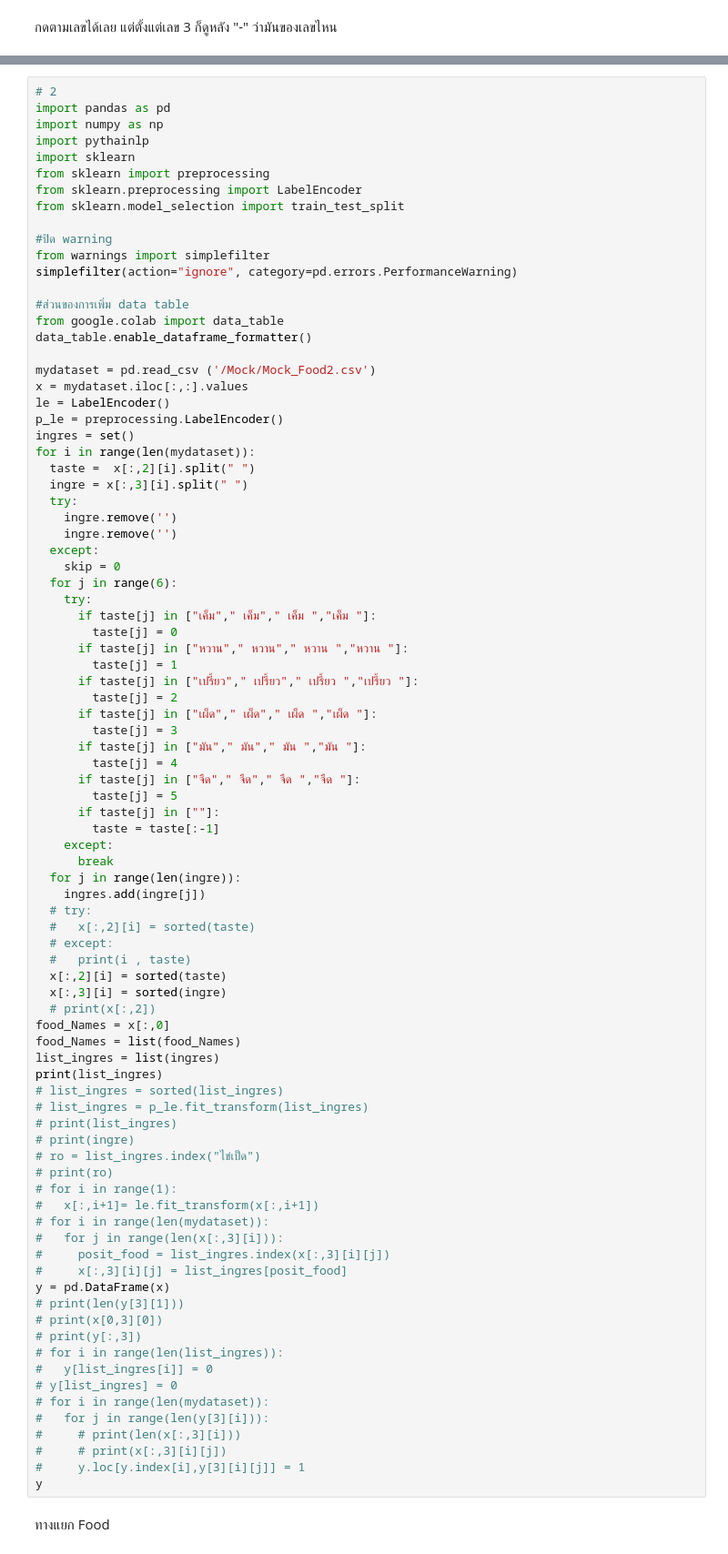
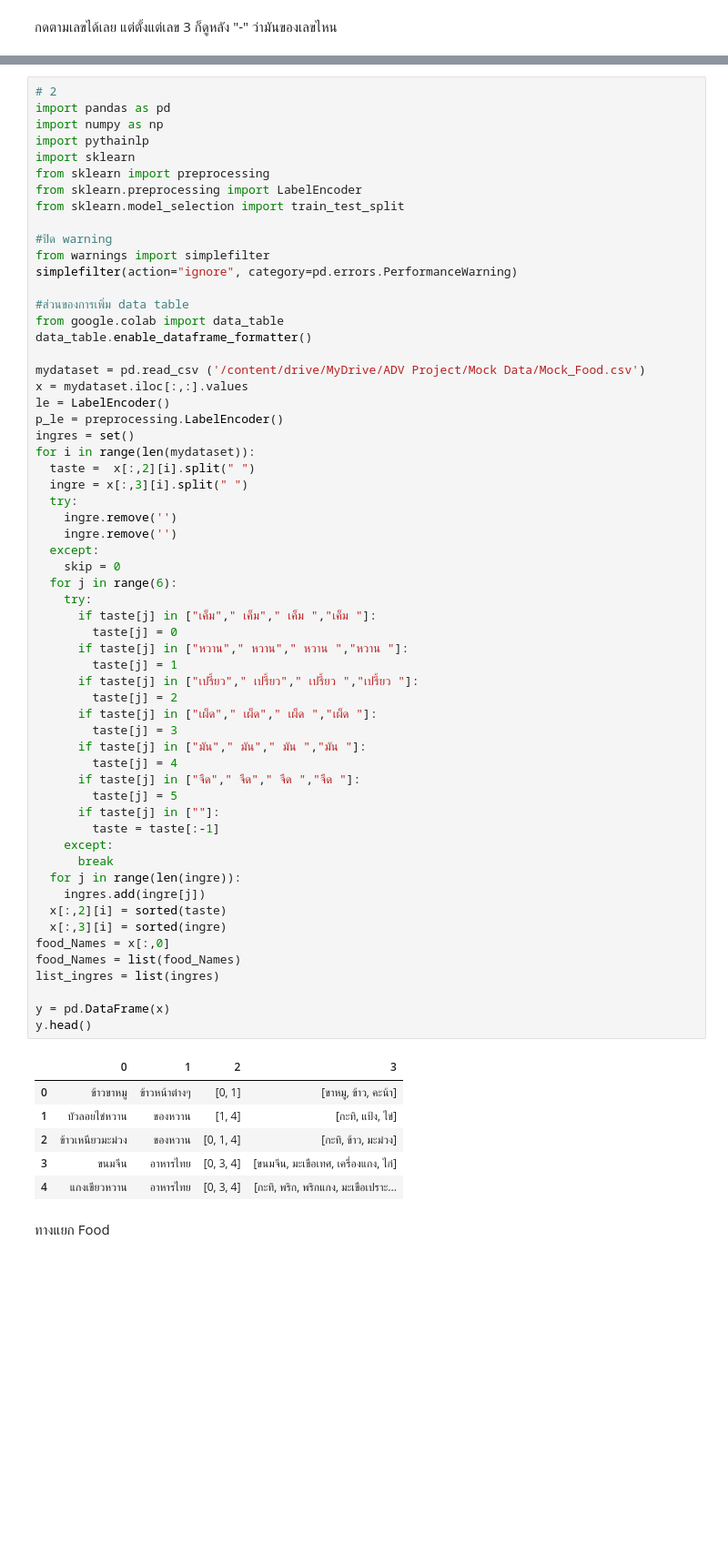
Before and after one commit to Lycoriz6112700/Spotifood_Adv_Project, a Jupyter notebook: Adv_Project.ipynb, the cells around one changed output, grey strips where cells are left out. Shown: that part at 91% size. Saved outputs shown, nothing was run; the diff lists cells and outputs as text; blank space fills up the shorter version.

```diff
--- a/Adv_Project.ipynb
+++ b/Adv_Project.ipynb
@@ -23,7 +31,7 @@ simplefilter(action="ignore", category=pd.errors.PerformanceWarning)
 from google.colab import data_table
 data_table.enable_dataframe_formatter()
 
-mydataset = pd.read_csv ('/Mock/Mock_Food2.csv')
+mydataset = pd.read_csv ('/content/drive/MyDrive/ADV Project/Mock Data/Mock_Food.csv')
 x = mydataset.iloc[:,:].values
 le = LabelEncoder()
 p_le = preprocessing.LabelEncoder()
@@ -35,63 +43,42 @@ for i in range(len(mydataset)):
     ingre.remove('')
     ingre.remove('')
   except:
     skip = 0
   for j in range(6):
     try:
       if taste[j] in ["เค็ม"," เค็ม"," เค็ม ","เค็ม "]:
         taste[j] = 0
       if taste[j] in ["หวาน"," หวาน"," หวาน ","หวาน "]:
         taste[j] = 1
       if taste[j] in ["เปรี้ยว"," เปรี้ยว"," เปรี้ยว ","เปรี้ยว "]:
         taste[j] = 2
       if taste[j] in ["เผ็ด"," เผ็ด"," เผ็ด ","เผ็ด "]:
         taste[j] = 3
       if taste[j] in ["มัน"," มัน"," มัน ","มัน "]:
         taste[j] = 4
       if taste[j] in ["จืด"," จืด"," จืด ","จืด "]:
         taste[j] = 5
       if taste[j] in [""]:
         taste = taste[:-1]
     except:
       break
   for j in range(len(ingre)):
     ingres.add(ingre[j])
-  # try:
-  #   x[:,2][i] = sorted(taste)
-  # except:
-  #   print(i , taste)
   x[:,2][i] = sorted(taste)
   x[:,3][i] = sorted(ingre)
-  # print(x[:,2])
 food_Names = x[:,0]
 food_Names = list(food_Names)
 list_ingres = list(ingres)
-print(list_ingres)
-# list_ingres = sorted(list_ingres)
-# list_ingres = p_le.fit_transform(list_ingres)
-# print(list_ingres)
-# print(ingre)
-# ro = list_ingres.index("ไข่เป็ด")
-# print(ro)
-# for i in range(1):
-#   x[:,i+1]= le.fit_transform(x[:,i+1])
-# for i in range(len(mydataset)):
-#   for j in range(len(x[:,3][i])):
-#     posit_food = list_ingres.index(x[:,3][i][j])
-#     x[:,3][i][j] = list_ingres[posit_food]
+
 y = pd.DataFrame(x)
-# print(len(y[3][1]))
-# print(x[0,3][0])
-# print(y[:,3])
-# for i in range(len(list_ingres)):
-#   y[list_ingres[i]] = 0
-# y[list_ingres] = 0
-# for i in range(len(mydataset)):
-#   for j in range(len(y[3][i])):
-#     # print(len(x[:,3][i]))
-#     # print(x[:,3][i][j])
-#     y.loc[y.index[i],y[3][i][j]] = 1
-y
+y.head()
+# %% [output]
+|  | 0 | 1 | 2 | 3 |
+| 0 | ข้าวขาหมู | ข้าวหน้าต่างๆ | [0, 1] | [ขาหมู, ข้าว, คะน้า] |
+| 1 | บัวลอยไข่หวาน | ของหวาน | [1, 4] | [กะทิ, แป้ง, ไข่] |
+| 2 | ข้าวเหนียวมะม่วง | ของหวาน | [0, 1, 4] | [กะทิ, ข้าว, มะม่วง] |
+| 3 | ขนมจีน | อาหารไทย | [0, 3, 4] | [ขนมจีน, มะเขือเทศ, เครื่องแกง, ไก่] |
+| 4 | แกงเขียวหวาน | อาหารไทย | [0, 3, 4] | [กะทิ, พริก, พริกแกง, มะเขือเปราะ... |
 # %% [markdown]
 ทางแยก Food
 # %%
```
Also changed, not shown: parts of 11 cells of this notebook.
